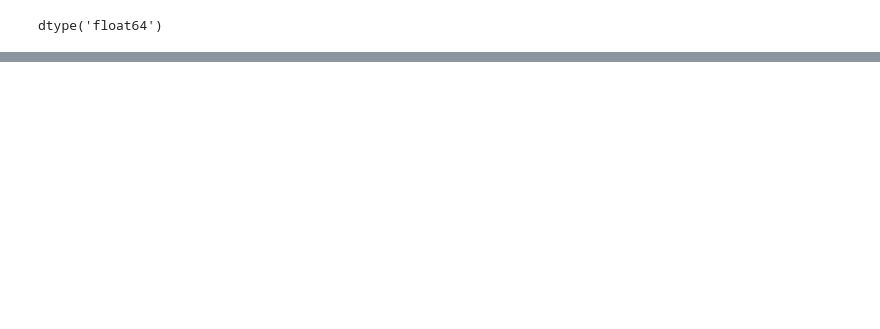
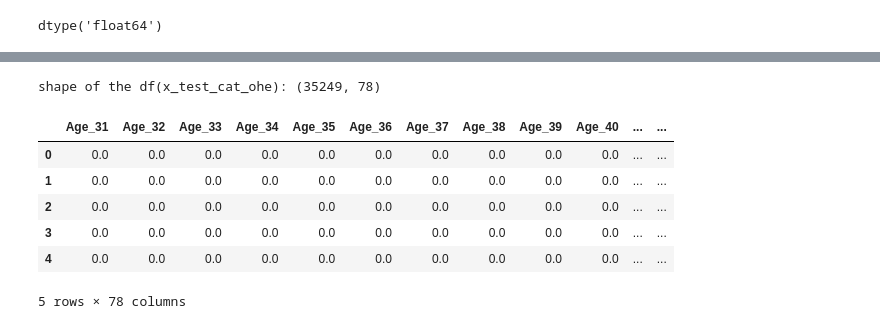
Before and after one commit to bhaskarnn9/AnalyticsVidhyaHackathon, a Jupyter notebook: src/VidhyaAnalytics.ipynb, the cells around one changed output, grey strips where cells are left out. Drawn from its saved outputs; the diff is of its cells as text; code cells hidden in the pictures; blank space fills up the shorter version.

```diff
--- a/src/VidhyaAnalytics.ipynb
+++ b/src/VidhyaAnalytics.ipynb
@@ -531,5 +557,5 @@ Name: Age, dtype: int64
 # %%
-# convert to float
-train_data['Age']=train_data.swifter.allow_dask_on_strings().apply(lambda x: int(x['Age']),axis=1)
-train_data['Age'].dtypes
+# we can now convert to Education_Score to float
+test_data['Education_Score']=test_data.swifter.allow_dask_on_strings().apply(lambda x: round(float(x['Education_Score']), 2),axis=1)
+test_data['Education_Score'].dtypes
 # %% [output]
@@ -599,0 +614,3 @@ age
+# %%
+X = train_data[train_data.columns.difference(['outcome_favourable'])]
+X.head()
@@ -599,0 +778,15 @@ age
+# %%
+## Encode test category columns
+x_test_cat_ohe = onehotencoder.transform(test_data[cat_attr]).toarray()
+x_test_cat_ohe = pd.DataFrame(x_test_cat_ohe, columns=ohe_cat_col_names)
+print_shape(x_test_cat_ohe)
+x_test_cat_ohe.head()
+# %% [output]
+shape of the df(x_test_cat_ohe): (35249, 78)
+|  | Age_31 | Age_32 | Age_33 | Age_34 | Age_35 | Age_36 | Age_37 | Age_38 | Age_39 | Age_40 | ... | ... |
+| 0 | 0.0 | 0.0 | 0.0 | 0.0 | 0.0 | 0.0 | 0.0 | 0.0 | 0.0 | 0.0 | ... | ... |
+| 1 | 0.0 | 0.0 | 0.0 | 0.0 | 0.0 | 0.0 | 0.0 | 0.0 | 0.0 | 0.0 | ... | ... |
+| 2 | 0.0 | 0.0 | 0.0 | 0.0 | 0.0 | 0.0 | 0.0 | 0.0 | 0.0 | 0.0 | ... | ... |
+| 3 | 0.0 | 0.0 | 0.0 | 0.0 | 0.0 | 0.0 | 0.0 | 0.0 | 0.0 | 0.0 | ... | ... |
+| 4 | 0.0 | 0.0 | 0.0 | 0.0 | 0.0 | 0.0 | 0.0 | 0.0 | 0.0 | 0.0 | ... | ... |
+5 rows × 78 columns
```
Also changed, not shown: parts of 70 cells of this notebook, 7 other files.
